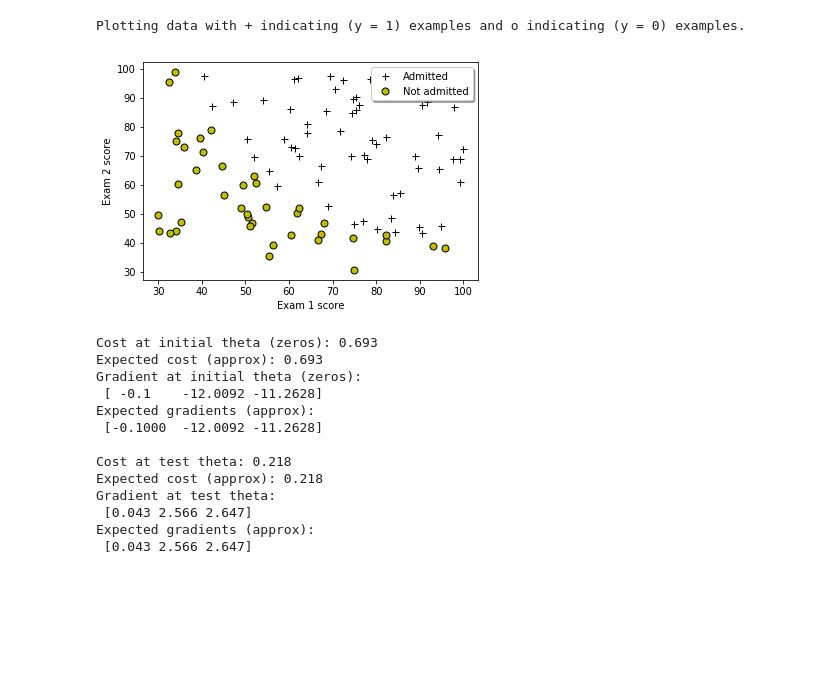
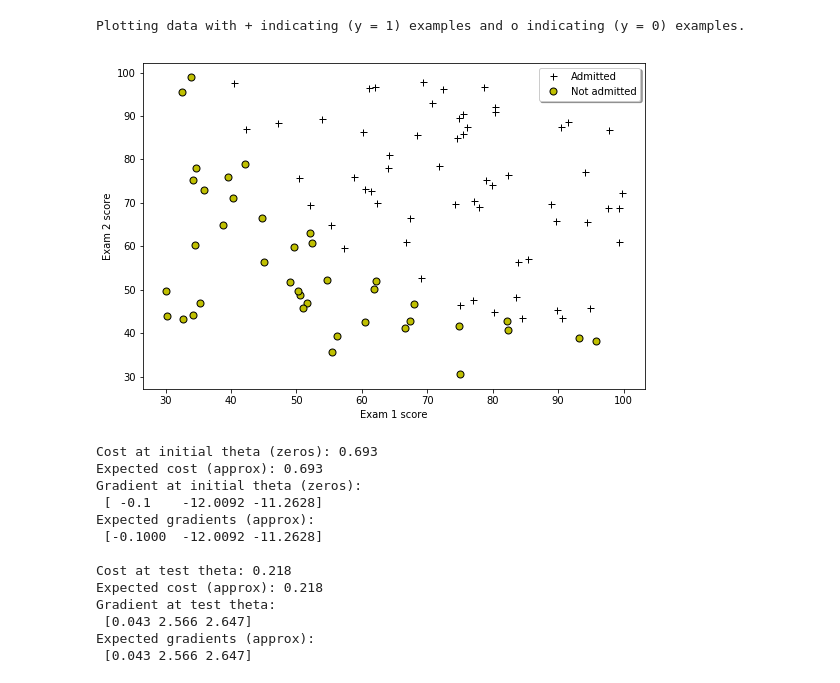
Before and after one commit to junwon1994/Coursera-ML, a Jupyter notebook: notebook/ex2.ipynb, the cells around one changed output. Drawn from its saved outputs; the diff is of its cells as text; code cells hidden in the pictures; blank space fills up the shorter version.

```diff
--- a/notebook/ex2.ipynb
+++ b/notebook/ex2.ipynb
@@ -23,25 +22,22 @@ def plotData(X, y):
     plt.plot(pos[:, 0], pos[:, 1], 'k+', linewidth=2, markersize=7)
     plt.plot(neg[:, 0], neg[:, 1], 'ko', markerfacecolor='y', markersize=7)
 # %%
-## Part 1: Plotting
-#  We start the exercise by first plotting the data to understand the
-#  problem we are working with.
-
 print('Plotting data with + indicating (y = 1) examples and o '\
       'indicating (y = 0) examples.')
 
+plt.figure(figsize=(9, 6))
 plotData(X, y)
 
 # Put some labels
 # Labels and Legend
 plt.xlabel('Exam 1 score')
 plt.ylabel('Exam 2 score')
 
 # Specified in plot order
 plt.legend(['Admitted', 'Not admitted'], loc='upper right', shadow=True)
 None
 # %% [output]
 Plotting data with + indicating (y = 1) examples and o indicating (y = 0) examples.
-[figure, old version]
+[figure, new version]
 # %%
 ## Part 2: Compute Cost and Gradient
```
Also changed, not shown: parts of 7 cells of this notebook, 5 other files.
